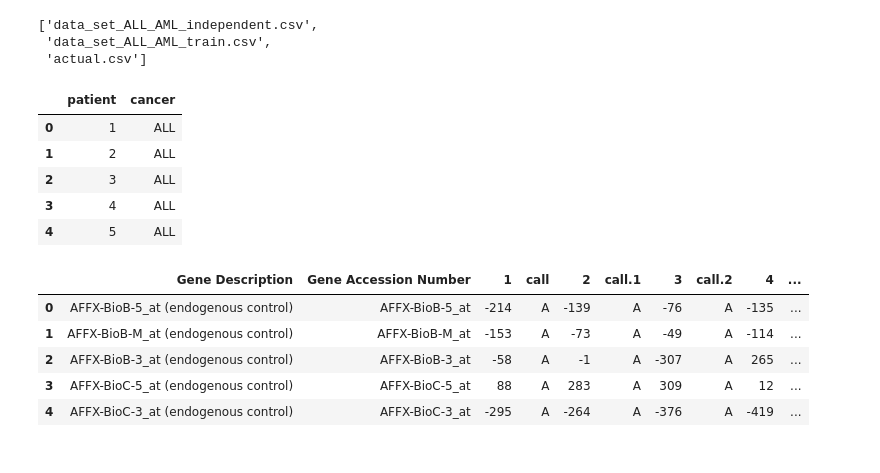
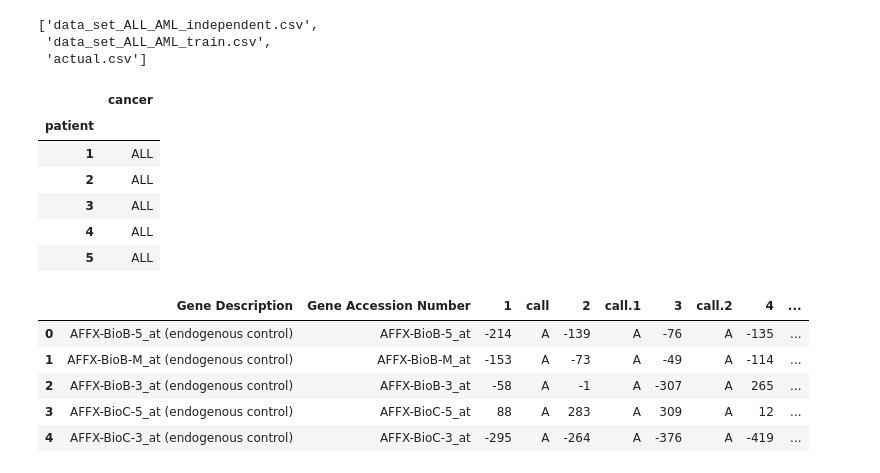
Before and after one commit to eh329/Kaggle, a Jupyter notebook: Gene-expression-eh329-dataset-Golub-et-al.ipynb, the cells around one changed output. Cells and saved outputs as stored; diff of their text form; code cells hidden in the pictures.

Commit message:
Kaggle Notebook | Data Analysis | Version 2

```diff
--- a/Gene-expression-eh329-dataset-Golub-et-al.ipynb
+++ b/Gene-expression-eh329-dataset-Golub-et-al.ipynb
@@ -18,18 +32,19 @@ os.listdir("/kaggle/input/gene-expression")
 # %%
 # Reading files
 
-gene_df = pd.read_csv("../input/gene-expression/actual.csv")
-gene_independent = pd.read_csv("../input/gene-expression/data_set_ALL_AML_independent.csv")
+gene_labels = pd.read_csv("../input/gene-expression/actual.csv", index_col = 'patient')
+gene_test = pd.read_csv("../input/gene-expression/data_set_ALL_AML_independent.csv")
 gene_train = pd.read_csv("../input/gene-expression/data_set_ALL_AML_train.csv")
 # %%
-gene_df.head()
+gene_labels.head()
 # %% [output]
-|  | patient | cancer |
-| 0 | 1 | ALL |
-| 1 | 2 | ALL |
-| 2 | 3 | ALL |
-| 3 | 4 | ALL |
-| 4 | 5 | ALL |
+|  | cancer |
+| patient |  |
+| 1 | ALL |
+| 2 | ALL |
+| 3 | ALL |
+| 4 | ALL |
+| 5 | ALL |
 # %%
 gene_train.head()
 # %% [output]
```
Also changed, not shown: parts of 16 cells of this notebook.
